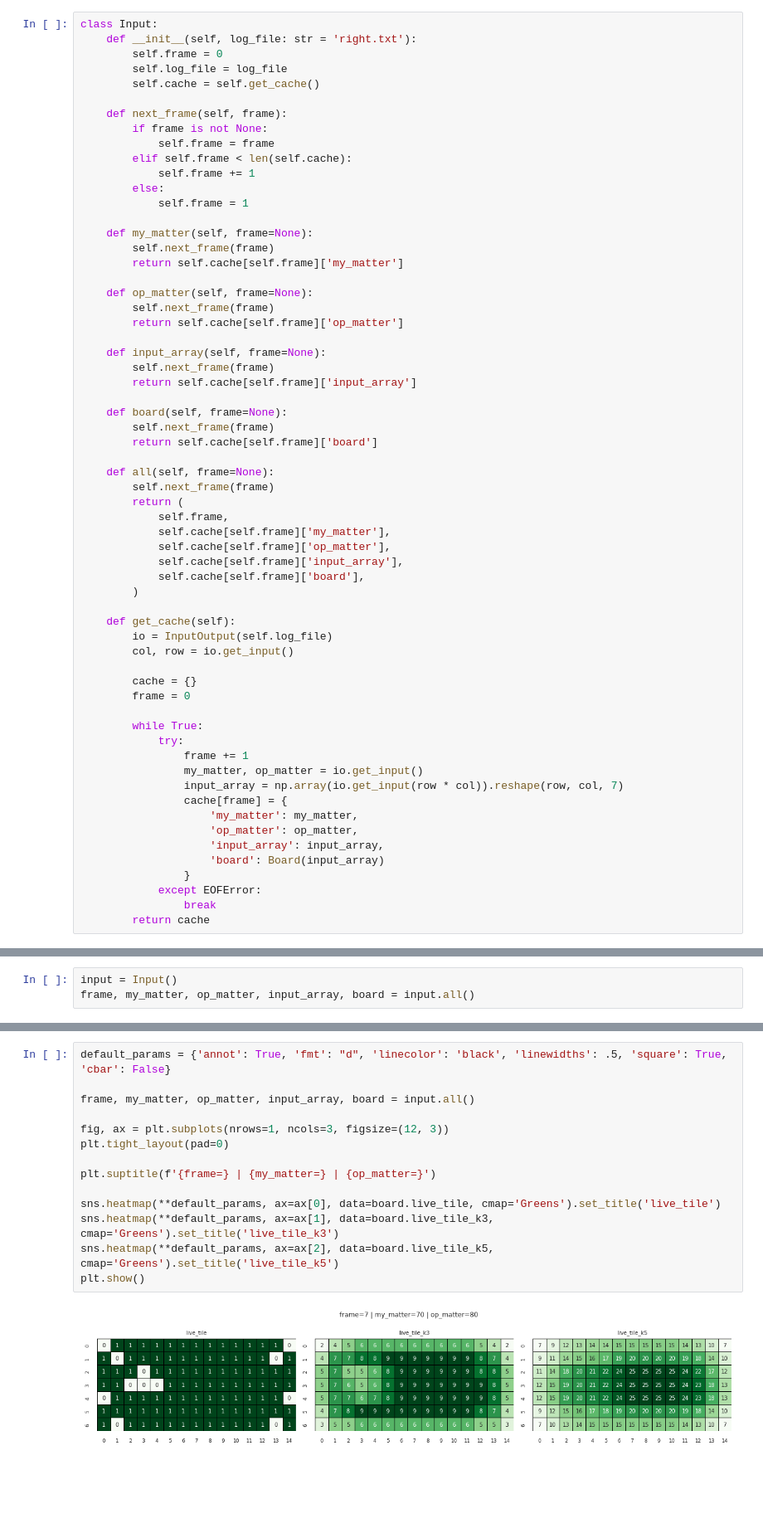
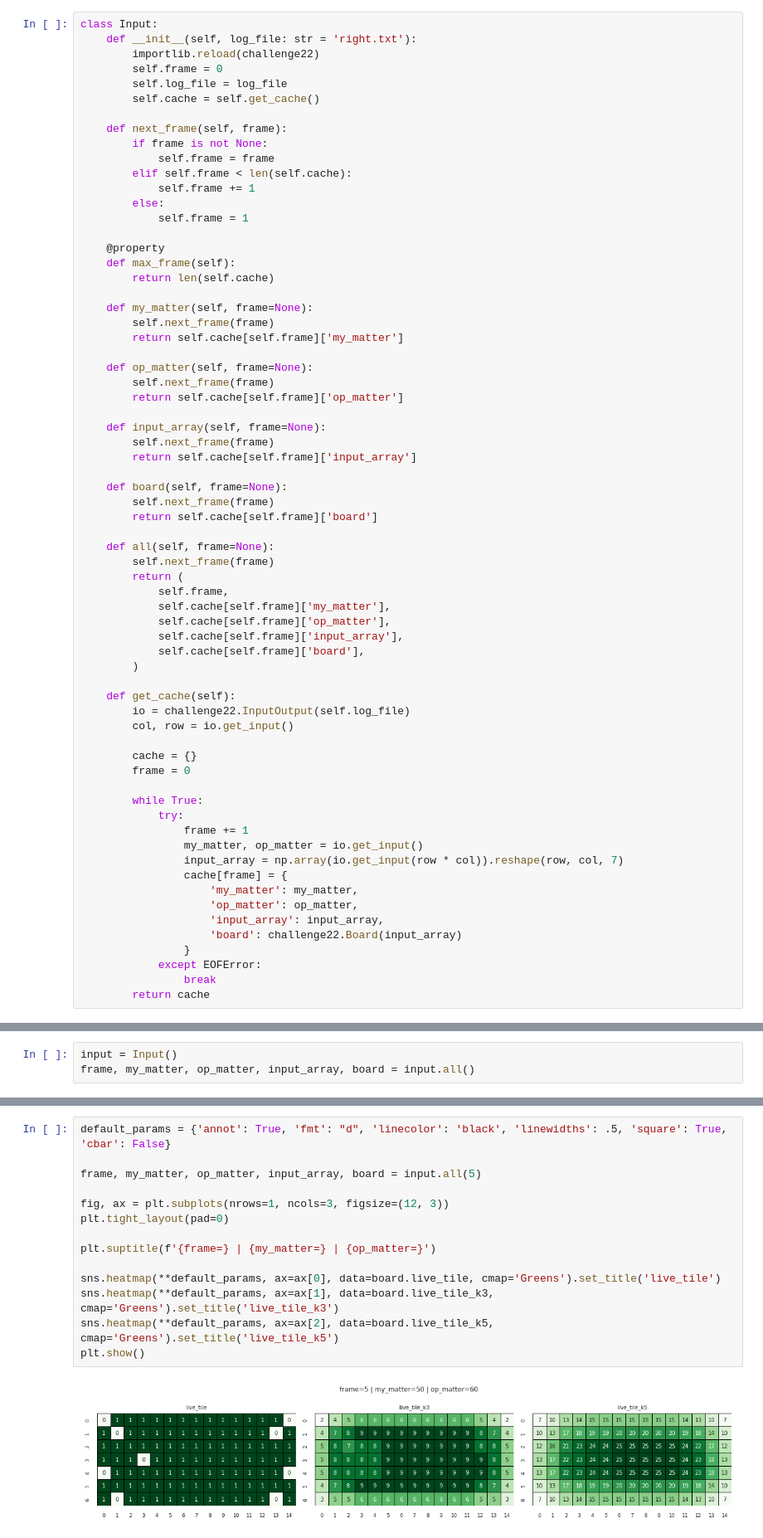
Before and after one commit to justin4480/challenge22, a Jupyter notebook: visulise.ipynb, the cells around one changed output, grey strips where cells are left out. Shown at 83% size. Drawn from its saved outputs; the diff is of its cells as text; blank space fills up the shorter version.

```diff
--- a/visulise.ipynb
+++ b/visulise.ipynb
@@ -12,6 +12,7 @@ sns.set(font_scale=0.6)
 # %%
 class Input:
     def __init__(self, log_file: str = 'right.txt'):
+        importlib.reload(challenge22)
         self.frame = 0
         self.log_file = log_file
         self.cache = self.get_cache()
@@ -23,6 +24,10 @@ class Input:
             self.frame += 1
         else:
             self.frame = 1
+
+    @property
+    def max_frame(self):
+        return len(self.cache)
 
     def my_matter(self, frame=None):
         self.next_frame(frame)
@@ -51,7 +56,7 @@ class Input:
         )
 
     def get_cache(self):
-        io = InputOutput(self.log_file)
+        io = challenge22.InputOutput(self.log_file)
         col, row = io.get_input()
 
         cache = {}
@@ -66,7 +71,7 @@ class Input:
                     'my_matter': my_matter,
                     'op_matter': op_matter,
                     'input_array': input_array,
-                    'board': Board(input_array)
+                    'board': challenge22.Board(input_array)
                 }
             except EOFError:
                 break
@@ -121,16 +128,16 @@ plt.show()
 # %%
 default_params = {'annot': True, 'fmt': "d", 'linecolor': 'black', 'linewidths': .5, 'square': True, 'cbar': False}
 
-frame, my_matter, op_matter, input_array, board = input.all()
+frame, my_matter, op_matter, input_array, board = input.all(5)
 
 fig, ax = plt.subplots(nrows=1, ncols=3, figsize=(12, 3))
 plt.tight_layout(pad=0)
 
 plt.suptitle(f'{frame=} | {my_matter=} | {op_matter=}')
 
 sns.heatmap(**default_params, ax=ax[0], data=board.live_tile, cmap='Greens').set_title('live_tile')
 sns.heatmap(**default_params, ax=ax[1], data=board.live_tile_k3, cmap='Greens').set_title('live_tile_k3')
 sns.heatmap(**default_params, ax=ax[2], data=board.live_tile_k5, cmap='Greens').set_title('live_tile_k5')
 plt.show()
 # %% [output]
-[figure, old version]
+[figure, new version]
```
Also changed, not shown: parts of 13 cells of this notebook, 5 other files.
